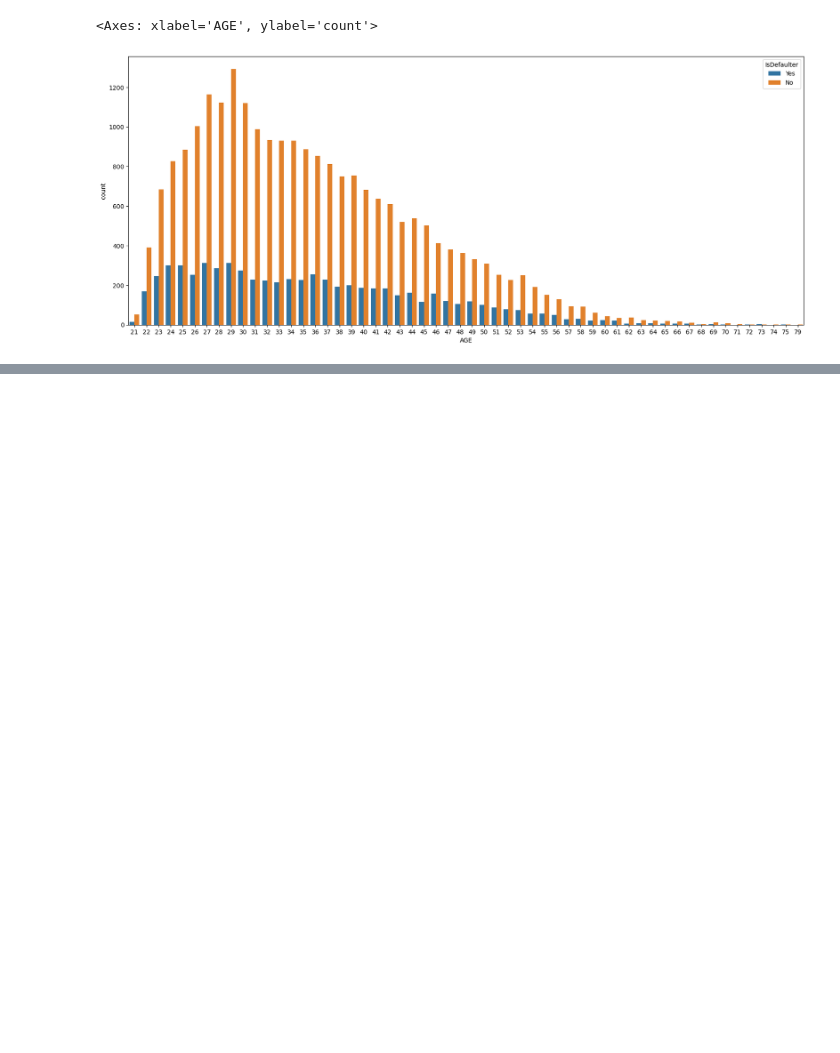
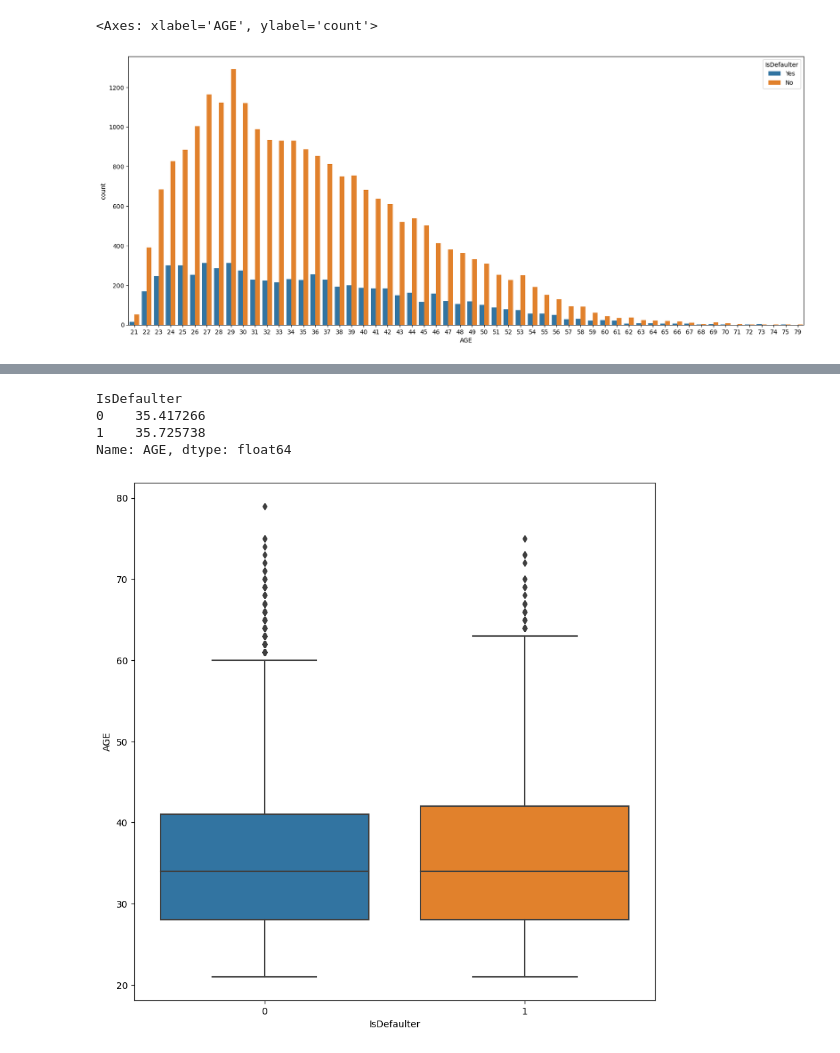
Before and after one commit to shaad4224/credit_card_default_prediction, a Jupyter notebook: Copy_of_credit_card_default_prediction.ipynb, the cells around one changed output, grey strips where cells are left out. Cells and saved outputs as stored; diff of their text form; code cells hidden in the pictures; blank space fills up the shorter version.

```diff
--- a/Copy_of_credit_card_default_prediction.ipynb
+++ b/Copy_of_credit_card_default_prediction.ipynb
@@ -287,0 +264,12 @@ y.shape
+# %%
+df.groupby('IsDefaulter')['AGE'].mean()
+# %% [output]
+IsDefaulter
+0    35.417266
+1    35.725738
+Name: AGE, dtype: float64
+# %%
+plt.figure(figsize=(10,10))
+ax = sns.boxplot(x="IsDefaulter", y="AGE", data=df)
+# %% [output]
+[figure, added]
```
Also changed, not shown: parts of 15 cells of this notebook.
